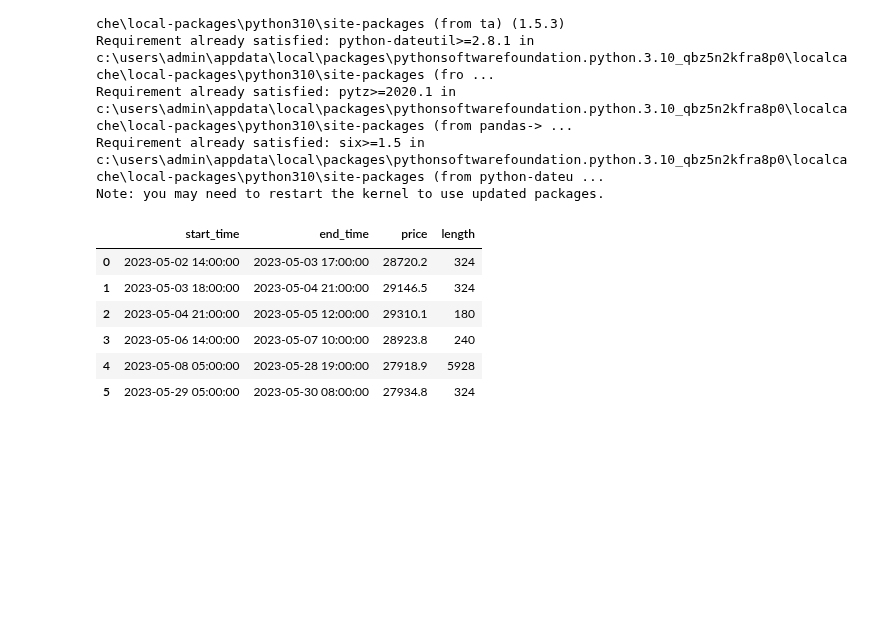
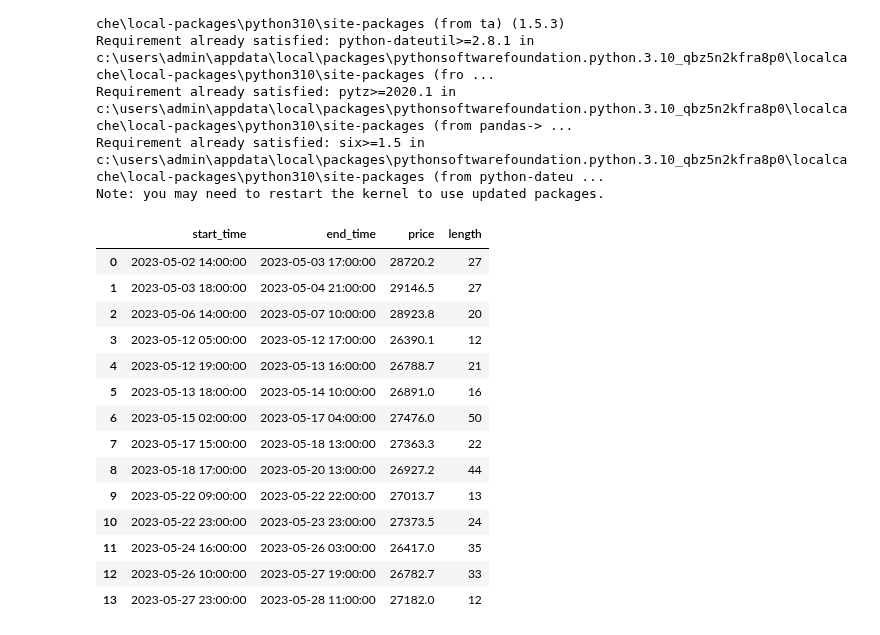
Before and after one commit to alexbabits/crypto-backtester, a Jupyter notebook: ChannelAnalysis.ipynb, the cells around one changed output. Saved outputs shown, nothing was run; the diff lists cells and outputs as text; code cells hidden in the pictures; blank space fills up the shorter version.

Commit message:
horizontal resistance lines done

```diff
--- a/ChannelAnalysis.ipynb
+++ b/ChannelAnalysis.ipynb
@@ -99,17 +99,25 @@ resistance_df = calculate_resistance(df)
 # %%
 resistance_df['start_time'] = pd.to_datetime(resistance_df['start_time'])
 resistance_df['end_time'] = pd.to_datetime(resistance_df['end_time'])
-resistance_df['length'] = (resistance_df['end_time'] - resistance_df['start_time']).dt.total_seconds() / (5 * 60)
+resistance_df['length'] = (resistance_df['end_time'] - resistance_df['start_time']).dt.total_seconds() / (60 * 60)
 resistance_df['length'] = resistance_df['length'].astype(int)
 resistance_df
 # %% [output]
 |  | start_time | end_time | price | length |
-| 0 | 2023-05-02 14:00:00 | 2023-05-03 17:00:00 | 28720.2 | 324 |
-| 1 | 2023-05-03 18:00:00 | 2023-05-04 21:00:00 | 29146.5 | 324 |
-| 2 | 2023-05-04 21:00:00 | 2023-05-05 12:00:00 | 29310.1 | 180 |
-| 3 | 2023-05-06 14:00:00 | 2023-05-07 10:00:00 | 28923.8 | 240 |
-| 4 | 2023-05-08 05:00:00 | 2023-05-28 19:00:00 | 27918.9 | 5928 |
-| 5 | 2023-05-29 05:00:00 | 2023-05-30 08:00:00 | 27934.8 | 324 |
+| 0 | 2023-05-02 14:00:00 | 2023-05-03 17:00:00 | 28720.2 | 27 |
+| 1 | 2023-05-03 18:00:00 | 2023-05-04 21:00:00 | 29146.5 | 27 |
+| 2 | 2023-05-06 14:00:00 | 2023-05-07 10:00:00 | 28923.8 | 20 |
+| 3 | 2023-05-12 05:00:00 | 2023-05-12 17:00:00 | 26390.1 | 12 |
+| 4 | 2023-05-12 19:00:00 | 2023-05-13 16:00:00 | 26788.7 | 21 |
+| 5 | 2023-05-13 18:00:00 | 2023-05-14 10:00:00 | 26891.0 | 16 |
+| 6 | 2023-05-15 02:00:00 | 2023-05-17 04:00:00 | 27476.0 | 50 |
+| 7 | 2023-05-17 15:00:00 | 2023-05-18 13:00:00 | 27363.3 | 22 |
+| 8 | 2023-05-18 17:00:00 | 2023-05-20 13:00:00 | 26927.2 | 44 |
+| 9 | 2023-05-22 09:00:00 | 2023-05-22 22:00:00 | 27013.7 | 13 |
+| 10 | 2023-05-22 23:00:00 | 2023-05-23 23:00:00 | 27373.5 | 24 |
+| 11 | 2023-05-24 16:00:00 | 2023-05-26 03:00:00 | 26417.0 | 35 |
+| 12 | 2023-05-26 10:00:00 | 2023-05-27 19:00:00 | 26782.7 | 33 |
+| 13 | 2023-05-27 23:00:00 | 2023-05-28 11:00:00 | 27182.0 | 12 |
 # %%
 fig = sp.make_subplots(specs=[[{"secondary_y": True}]])
 
```
Also changed, not shown: parts of 1 cell of this notebook, 1 other file.
